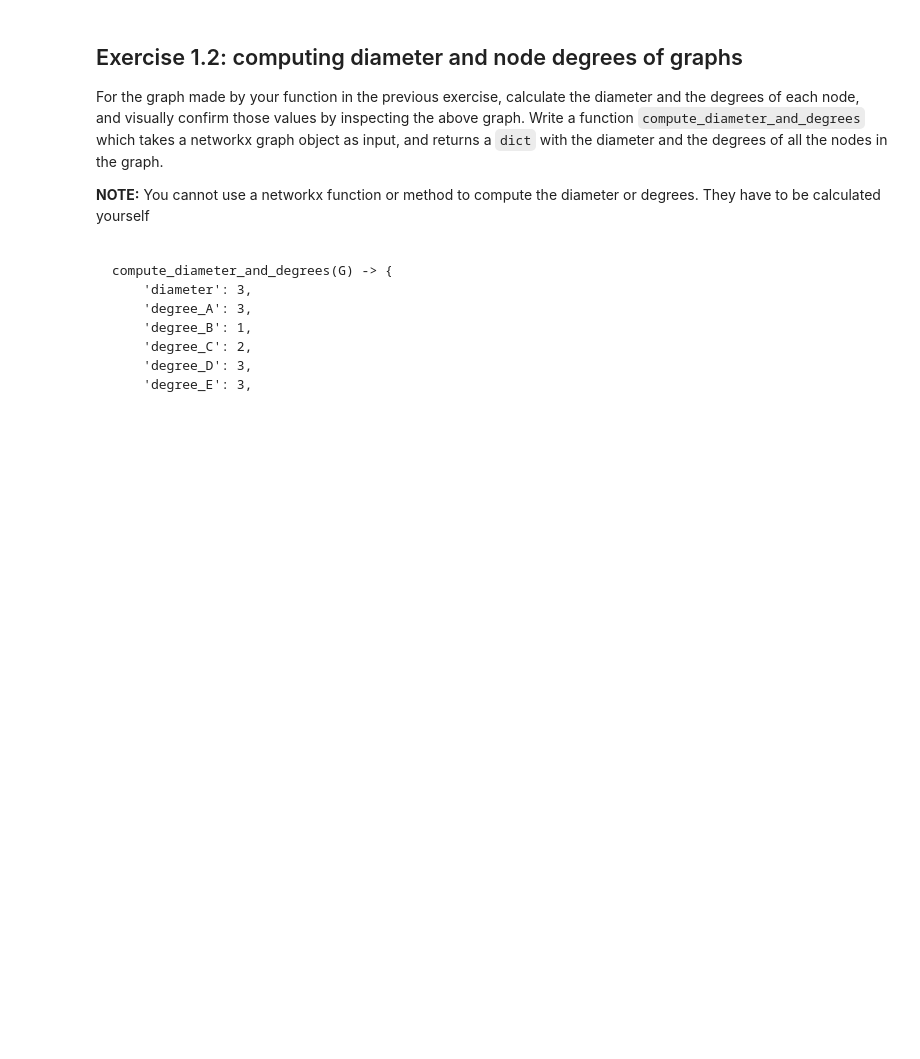
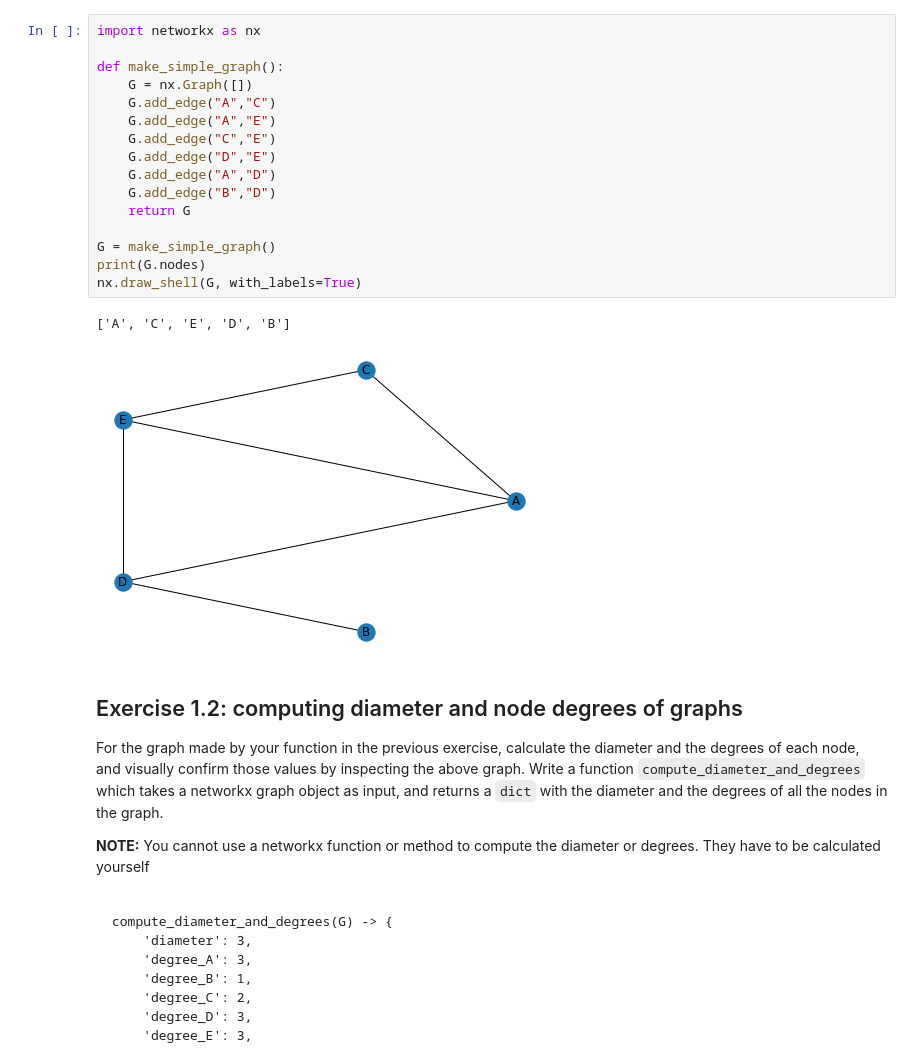
Before and after one commit to cb-ds-1/m1-11-networks, a Jupyter notebook: Workshop Graphs.ipynb, the cells around one changed output. Saved outputs shown, nothing was run; the diff lists cells and outputs as text; blank space fills up the shorter version.

```diff
--- a/Workshop Graphs.ipynb
+++ b/Workshop Graphs.ipynb
@@ -4,6 +4,25 @@
 Write a function called make_simple_graph that returns the graph object that represents the following diagram:
 
 ![](exercise2.png)
+# %%
+import networkx as nx
+
+def make_simple_graph():
+    G = nx.Graph([])
+    G.add_edge("A","C")
+    G.add_edge("A","E")
+    G.add_edge("C","E")
+    G.add_edge("D","E")
+    G.add_edge("A","D")
+    G.add_edge("B","D")
+    return G
+
+G = make_simple_graph()
+print(G.nodes)
+nx.draw_shell(G, with_labels=True)
+# %% [output]
+['A', 'C', 'E', 'D', 'B']
+[figure, added]
 # %% [markdown]
 ## Exercise 1.2: computing diameter and node degrees of graphs
 
```
Also changed, not shown: parts of 4 cells of this notebook, 1 other file.
